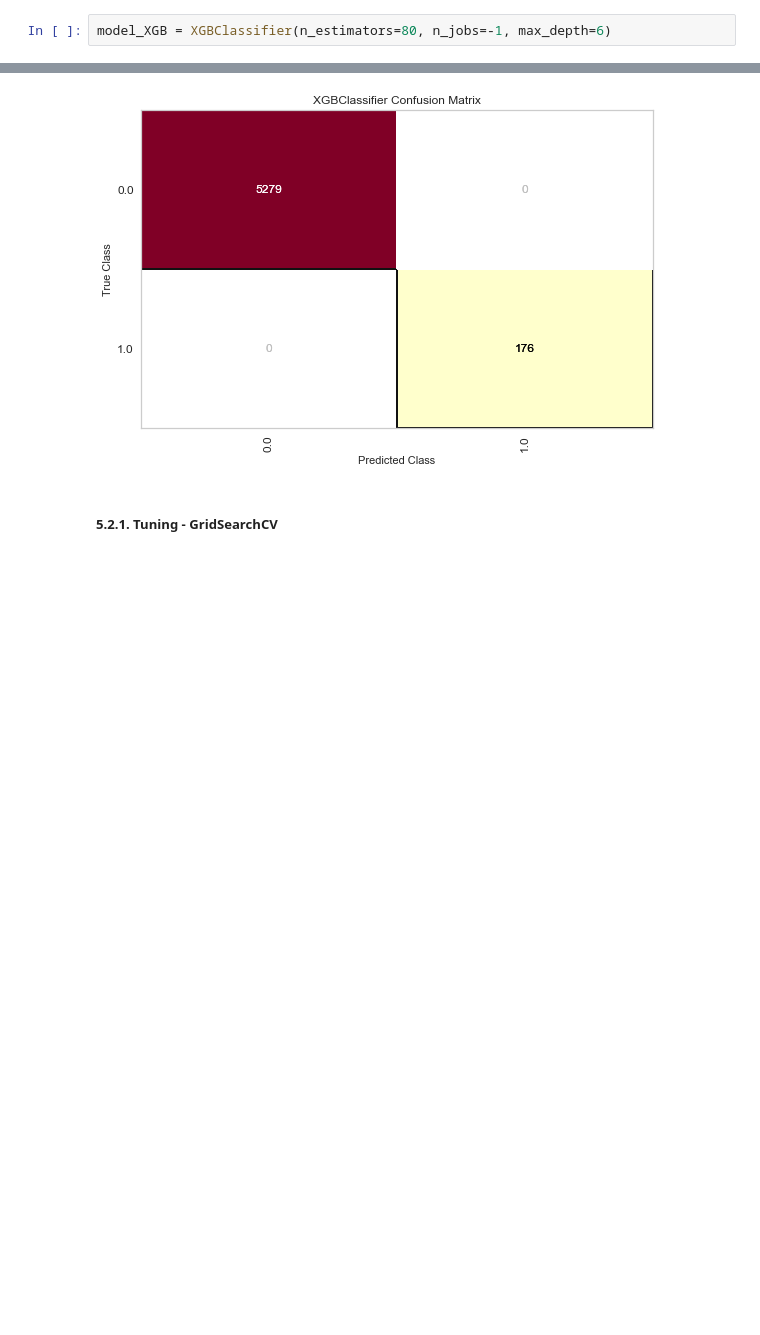
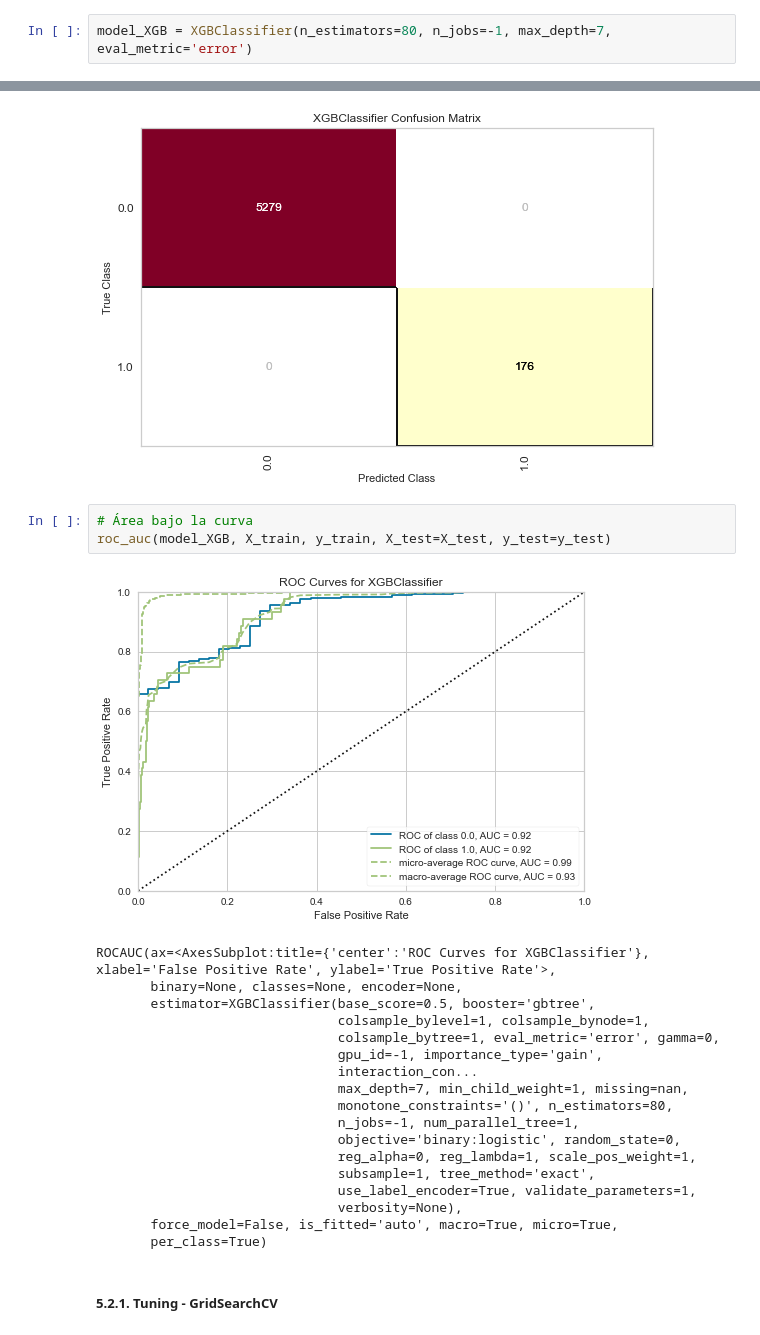
Before and after one commit to Project-ML-PUCP/BankruptcyTaiwan, a Jupyter notebook: 03. Codigo/03.4. Modeling - XGB.ipynb, the cells around one changed output, grey strips where cells are left out. Cells and saved outputs as stored; diff of their text form; blank space fills up the shorter version.

```diff
--- a/03. Codigo/03.4. Modeling - XGB.ipynb
+++ b/03. Codigo/03.4. Modeling - XGB.ipynb
@@ -176,7 +177,7 @@ y_test.value_counts()/len(y_test)*100, y_test.value_counts()
 # %% [markdown]
 #### 5.2. Algoritmos Machine Learning
 # %%
-model_XGB = XGBClassifier(n_estimators=80, n_jobs=-1, max_depth=6)
+model_XGB = XGBClassifier(n_estimators=80, n_jobs=-1, max_depth=7, eval_metric='error')
 # %%
 model_XGB.fit(X_train, y_train)
 # %% [output]
@@ -215,5 +217,27 @@ viz.draw()
 viz.finalize()
 # %% [output]
 [figure]
+# %%
+# Área bajo la curva
+roc_auc(model_XGB, X_train, y_train, X_test=X_test, y_test=y_test)
+# %% [output]
+[figure, added]
+ROCAUC(ax=<AxesSubplot:title={'center':'ROC Curves for XGBClassifier'}, xlabel='False Positive Rate', ylabel='True Positive Rate'>,
+       binary=None, classes=None, encoder=None,
+       estimator=XGBClassifier(base_score=0.5, booster='gbtree',
+                               colsample_bylevel=1, colsample_bynode=1,
+                               colsample_bytree=1, eval_metric='error', gamma=0,
+                               gpu_id=-1, importance_type='gain',
+                               interaction_con...
+                               max_depth=7, min_child_weight=1, missing=nan,
+                               monotone_constraints='()', n_estimators=80,
+                               n_jobs=-1, num_parallel_tree=1,
+                               objective='binary:logistic', random_state=0,
+                               reg_alpha=0, reg_lambda=1, scale_pos_weight=1,
+                               subsample=1, tree_method='exact',
+                               use_label_encoder=True, validate_parameters=1,
+                               verbosity=None),
+       force_model=False, is_fitted='auto', macro=True, micro=True,
+       per_class=True)
 # %% [markdown]
 ##### 5.2.1. Tuning - GridSearchCV
```
Also changed, not shown: parts of 10 cells of this notebook, 1 other file.
